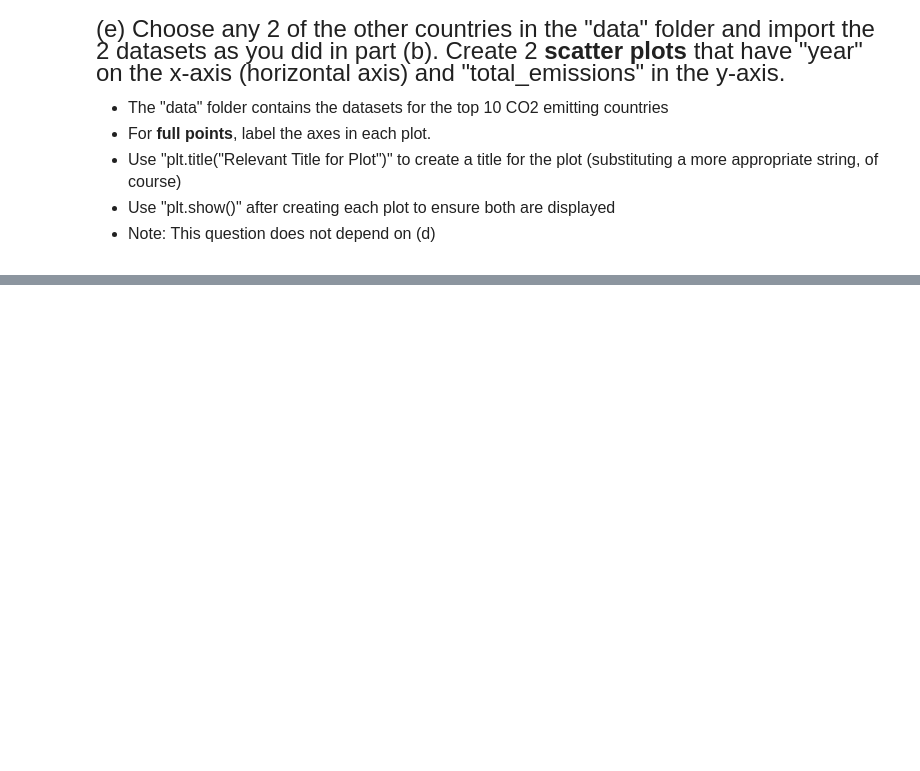
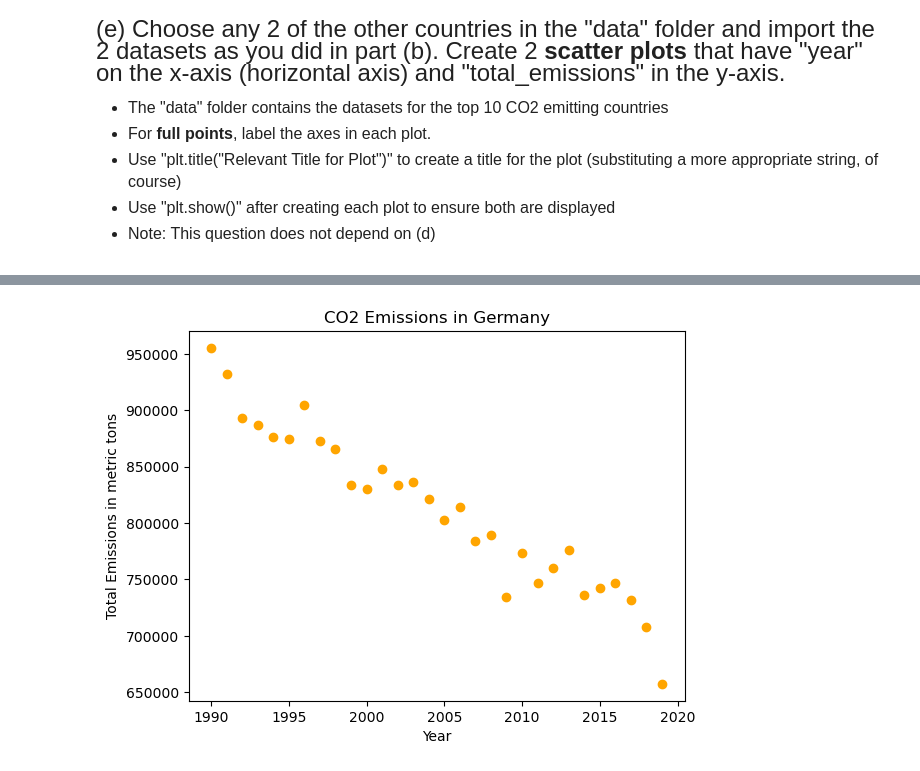
Before and after one commit to Maimunatu30/qtm151fall2025, a Jupyter notebook: Assignments/assignment_2/Assignment2.ipynb, the cells around one changed output, grey strips where cells are left out. Saved outputs shown, nothing was run; the diff lists cells and outputs as text; code cells hidden in the pictures; blank space fills up the shorter version.

```diff
--- a/Assignments/assignment_2/Assignment2.ipynb
+++ b/Assignments/assignment_2/Assignment2.ipynb
@@ -94,0 +128,8 @@ on the x-axis (horizontal axis) and "total_emissions" in the y-axis.
+# %%
+plt.scatter(germany_emissions["year"], germany_emissions["total_emissions"], label="Germany", color="orange"  )
+plt.xlabel("Year")
+plt.ylabel("Total Emissions in metric tons")
+plt.title("CO2 Emissions in Germany")
+plt.show()
+# %% [output]
+[figure, added]
```
Also changed, not shown: parts of 6 cells of this notebook, 2 other files.
